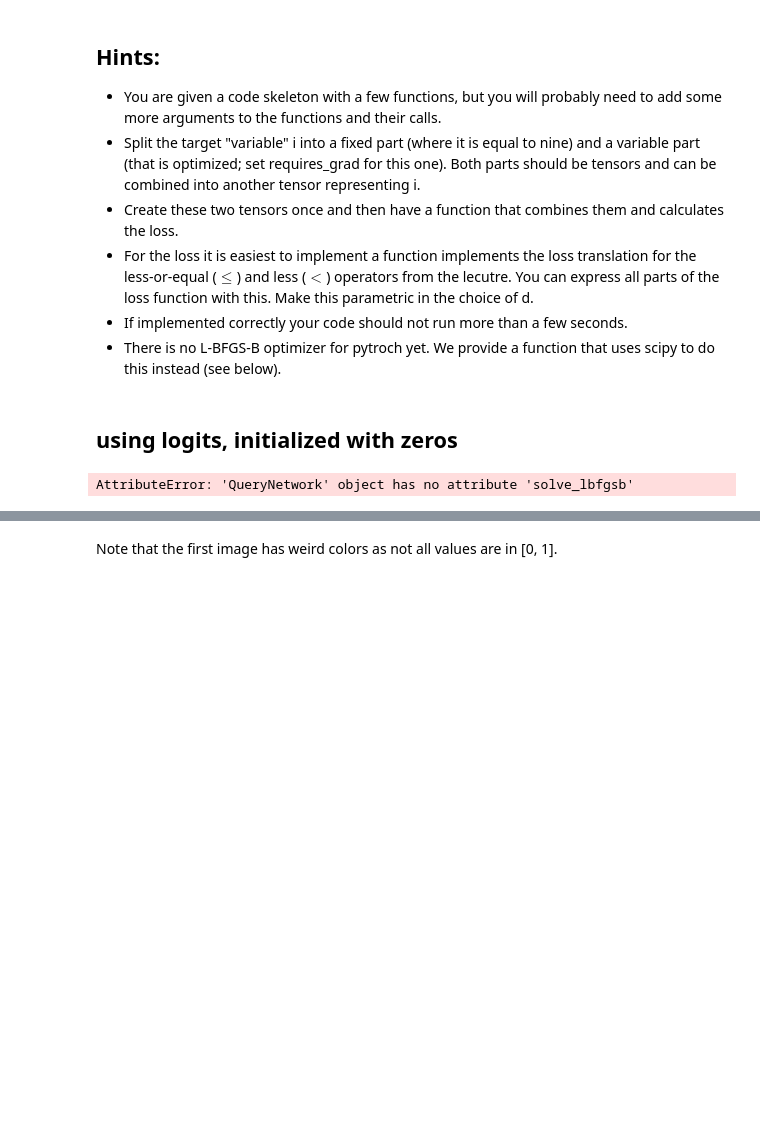
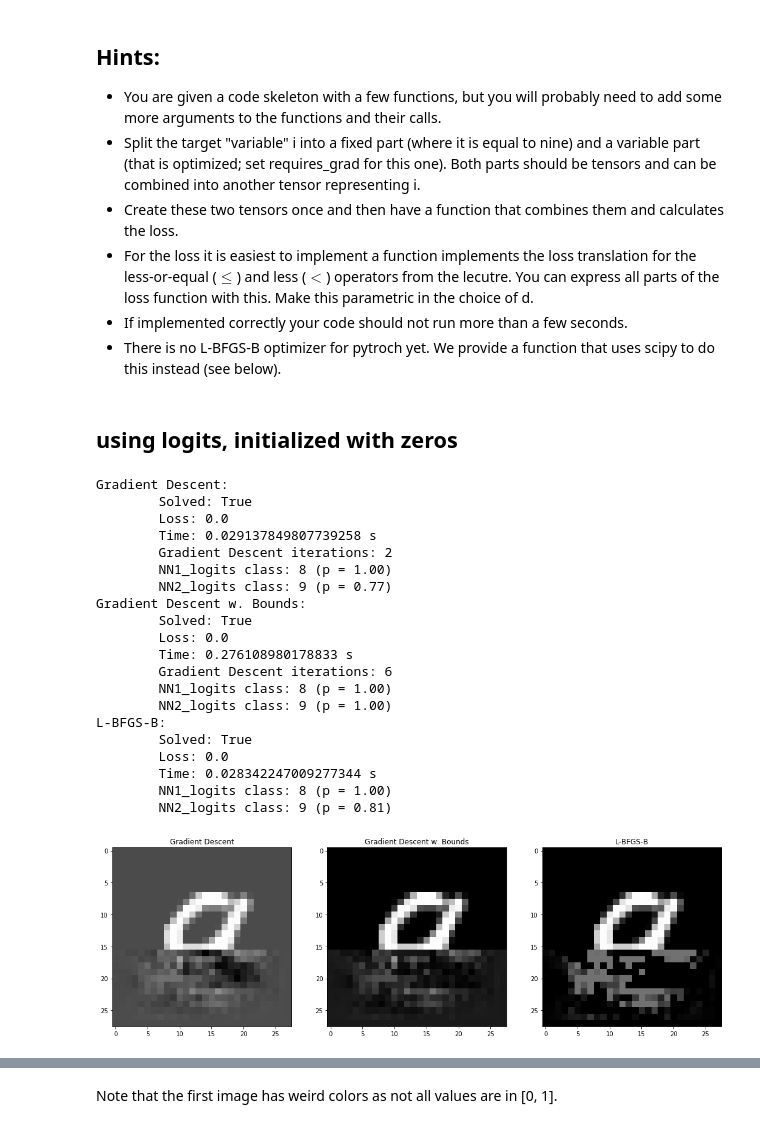
Before and after one commit to manuelbre/Reliable-and-Interpretable-AI-HS18, a Jupyter notebook: assignments/ex5/task.ipynb, the cells around one changed output, grey strips where cells are left out. Saved outputs shown, nothing was run; the diff lists cells and outputs as text; code cells hidden in the pictures; blank space fills up the shorter version.

```diff
--- a/assignments/ex5/task.ipynb
+++ b/assignments/ex5/task.ipynb
@@ -279,11 +273,33 @@ def solve_lbfgsb(**kwargs):
 ## using logits, initialized with zeros
 # %%
 nine = test_dataset[12][0]
-qn_init_zero = QueryNetwork(nine, NN1, NN2, NN1_logits, NN2_logits, init_zero=True)
+qn_init_zero_1 = QueryNetwork(nine, NN1, NN2, NN1_logits, NN2_logits, init_zero=True)
+qn_init_zero_2 = QueryNetwork(nine, NN1, NN2, NN1_logits, NN2_logits, init_zero=True)
+qn_init_zero_3 = QueryNetwork(nine, NN1, NN2, NN1_logits, NN2_logits, init_zero=True)
 
-show(qn_init_zero.solve_gd(),
-     qn_init_zero.solve_gd(add_bounds=True),
-     qn_init_zero.solve_lbfgsb()
+show(qn_init_zero_1.solve_gd(),
+     qn_init_zero_2.solve_gd(add_bounds=True),
+     qn_init_zero_3.solve_lbfgsb()
     )
 # %% [output]
-AttributeError: 'QueryNetwork' object has no attribute 'solve_lbfgsb'
+Gradient Descent:
+        Solved: True
+        Loss: 0.0
+        Time: 0.029137849807739258 s
+        Gradient Descent iterations: 2
+        NN1_logits class: 8 (p = 1.00)
+        NN2_logits class: 9 (p = 0.77)
+Gradient Descent w. Bounds:
+        Solved: True
+        Loss: 0.0
+        Time: 0.276108980178833 s
+        Gradient Descent iterations: 6
+        NN1_logits class: 8 (p = 1.00)
+        NN2_logits class: 9 (p = 1.00)
+L-BFGS-B:
+        Solved: True
+        Loss: 0.0
+        Time: 0.028342247009277344 s
+        NN1_logits class: 8 (p = 1.00)
+        NN2_logits class: 9 (p = 0.81)
+[figure, added]
```
Also changed, not shown: parts of 16 cells of this notebook, 1 other file.
